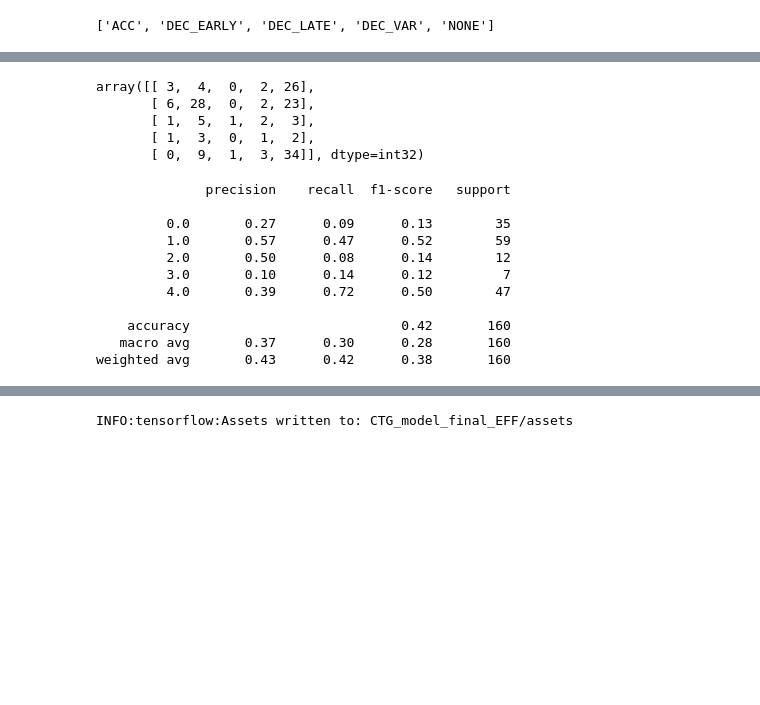
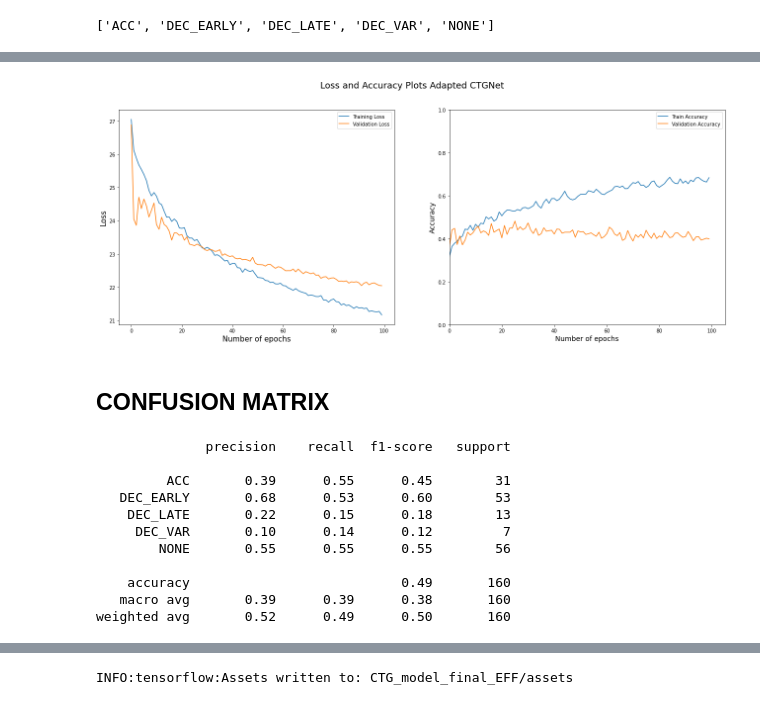
Before and after one commit to verboutsm/uva_capstone_F21_fhr_detection, a Jupyter notebook: common/ipynb_tests/FINAL_CTG_noCrossValidation.ipynb, the cells around one changed output, grey strips where cells are left out. Saved outputs shown, nothing was run; the diff lists cells and outputs as text; code cells hidden in the pictures; blank space fills up the shorter version.

```diff
--- a/common/ipynb_tests/FINAL_CTG_noCrossValidation.ipynb
+++ b/common/ipynb_tests/FINAL_CTG_noCrossValidation.ipynb
@@ -361,8 +358,10 @@ def build_model(trainable_layers=15):
             keras.layers.Dense(units=NUM_CLASSES,
                                activation='softmax',
                                trainable=True,
-                               name='softmax_output')   # we need
-            ])
+                               name='softmax_output') # softmax for 5 class output
+            ],
+
+            name = "AdaptedCTGNet")    # model name
 
     optimizer = keras.optimizers.Adam(learning_rate=1e-5, decay=1e-3)
     # use sparse_categorical_crossentropy as labels are not one-hot encoded
@@ -455,4 +439,35 @@ model.save('CTG_model_final')
 INFO:tensorflow:Assets written to: CTG_model_final/assets
+# %%
+# extract accuracy and loss data from training
+acc = history.history['sparse_categorical_accuracy']
+val_acc = history.history['val_sparse_categorical_accuracy']
+
+loss = history.history['loss']
+val_loss = history.history['val_loss']
+# %%
+# plot the accuracy and loss
+plt.figure(figsize=(22,8))
+
+plt.suptitle('Loss and Accuracy Plots Adapted CTGNet', fontsize=18)
+
+plt.subplot(1,2,1)
+plt.plot(loss, label='Training Loss')
+plt.plot(val_loss, label='Validation Loss')
+plt.legend()
+plt.xlabel('Number of epochs', fontsize=15)
+plt.ylabel('Loss', fontsize=15)
+
+plt.subplot(1,2,2)
+plt.plot(acc, label='Train Accuracy')
+plt.plot(val_acc, label='Validation Accuracy')
+plt.legend()
+plt.xlabel('Number of epochs', fontsize=14)
+plt.ylabel('Accuracy', fontsize=14)
+plt.xlim(0,105)
+plt.ylim(0,1)
+plt.show()
+# %% [output]
+[figure, added]
 # %%
 # see labels in test_dataset
 #for image, label in test_dataset.take(5):
@@ -467,9 +475,2 @@ for x, y in test_dataset:
-# %%
-# show confusion matrix
-tf.math.confusion_matrix(labels=labels, predictions=predictions).numpy()
-# %% [output]
-array([[ 3,  4,  0,  2, 26],
-       [ 6, 28,  0,  2, 23],
-       [ 1,  5,  1,  2,  3],
-       [ 1,  3,  0,  1,  2],
-       [ 0,  9,  1,  3, 34]], dtype=int32)
+# %% [markdown]
+## CONFUSION MATRIX
@@ -476,17 +494,19 @@ array([[ 3,  4,  0,  2, 26],
 # %%
 from sklearn import metrics
-from sklearn.metrics import classification_report
+from sklearn.metrics import confusion_matrix, ConfusionMatrixDisplay, classification_report, roc_auc_score, roc_curve, auc
+from sklearn.preprocessing import label_binarize
 
-print(classification_report(labels, predictions))
+# print classification report from sklearn
+print(classification_report(y_true, y_pred, target_names=class_names))
 # %% [output]
               precision    recall  f1-score   support
 
-         0.0       0.27      0.09      0.13        35
-         1.0       0.57      0.47      0.52        59
-         2.0       0.50      0.08      0.14        12
-         3.0       0.10      0.14      0.12         7
-         4.0       0.39      0.72      0.50        47
+         ACC       0.39      0.55      0.45        31
+   DEC_EARLY       0.68      0.53      0.60        53
+    DEC_LATE       0.22      0.15      0.18        13
+     DEC_VAR       0.10      0.14      0.12         7
+        NONE       0.55      0.55      0.55        56
 
-    accuracy                           0.42       160
-   macro avg       0.37      0.30      0.28       160
-weighted avg       0.43      0.42      0.38       160
+    accuracy                           0.49       160
+   macro avg       0.39      0.39      0.38       160
+weighted avg       0.52      0.49      0.50       160
```
Also changed, not shown: parts of 67 cells of this notebook, 1 other file.
